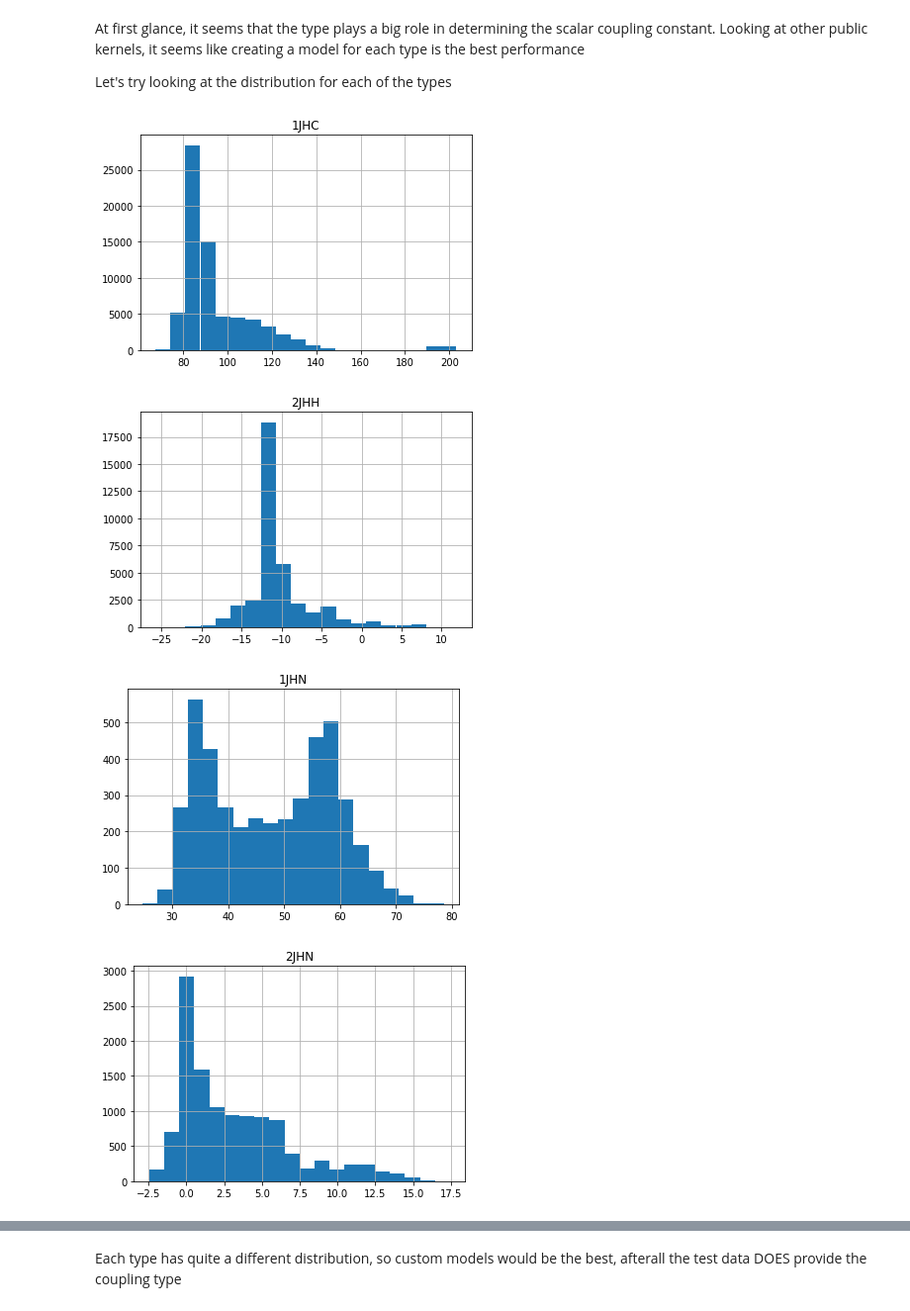
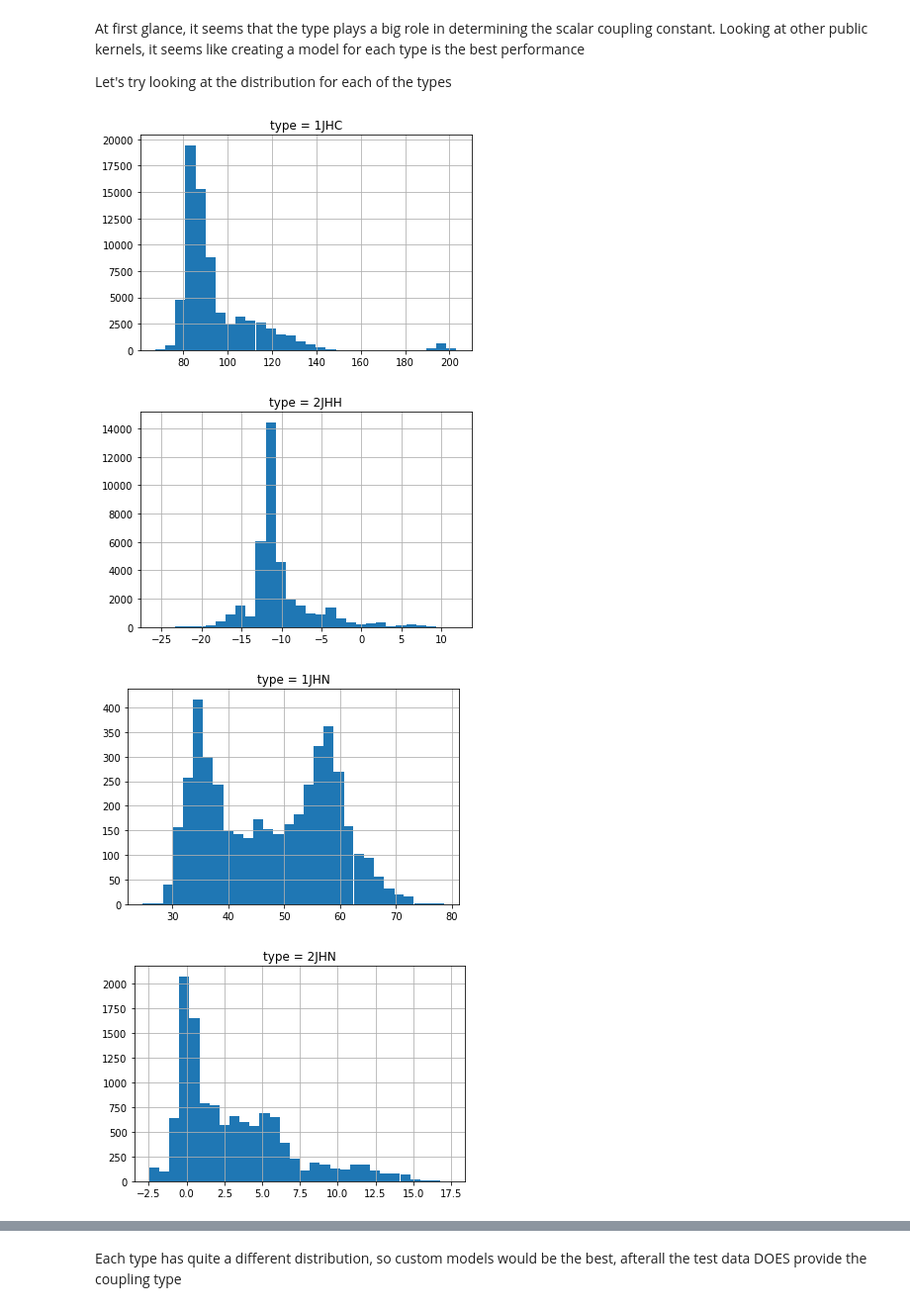
Before and after one commit to christopherm99/kaggle_scalar_coupling_constant, a Jupyter notebook: Kaggle Scalar Coupling Challenge.ipynb, the cells around one changed output, grey strips where cells are left out. Shown: that part at 99% size. Saved outputs shown, nothing was run; the diff lists cells and outputs as text; code cells hidden in the pictures.

```diff
--- a/Kaggle Scalar Coupling Challenge.ipynb
+++ b/Kaggle Scalar Coupling Challenge.ipynb
@@ -134,11 +134,11 @@ Let's try looking at the distribution for each of the types
 # %%
 types = df_train['type'].unique()
 for i in range(df_train['type'].nunique()):
     t = types[i]
-    plt.title(t)
-    plt.show(df_train['scalar_coupling_constant'][(df_train.type == t)][::10].hist(bins=20))
+    plt.title(f'type = {t}')
+    plt.show(df_train['scalar_coupling_constant'][(df_train.type == t)][::10].hist(bins=30))
 # %% [output]
-[figure, old version]
+[figure, new version]
-[figure, old version]
+[figure, new version]
-[figure, old version]
+[figure, new version]
-[figure, old version]
+[figure, new version]
```
Also changed, not shown: parts of 8 cells of this notebook.
